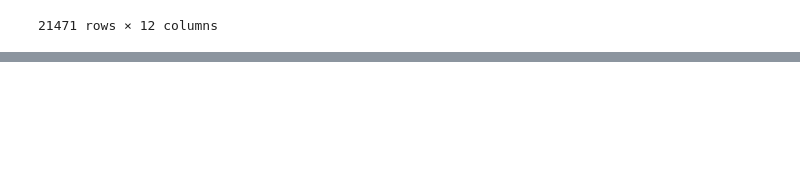
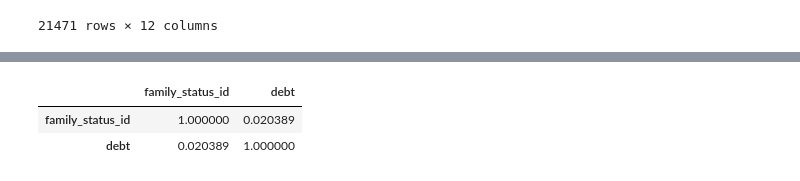
Before and after one commit to srtjazz/gc-python-2024, a Jupyter notebook: aula_11/exercicio_23_mini_boss/exercicio_23_mini_boss.ipynb, the cells around one changed output, grey strips where cells are left out. Saved outputs shown, nothing was run; the diff lists cells and outputs as text; code cells hidden in the pictures; blank space fills up the shorter version.

```diff
--- a/aula_11/exercicio_23_mini_boss/exercicio_23_mini_boss.ipynb
+++ b/aula_11/exercicio_23_mini_boss/exercicio_23_mini_boss.ipynb
@@ -188,0 +202,6 @@ dropped_duplicates.reset_index(drop=True)
+# %%
+dropped_duplicates[['family_status_id', 'debt']].corr()
+# %% [output]
+|  | family_status_id | debt |
+| family_status_id | 1.000000 | 0.020389 |
+| debt | 0.020389 | 1.000000 |
```
Also changed, not shown: parts of 4 cells of this notebook, 1 other file.
